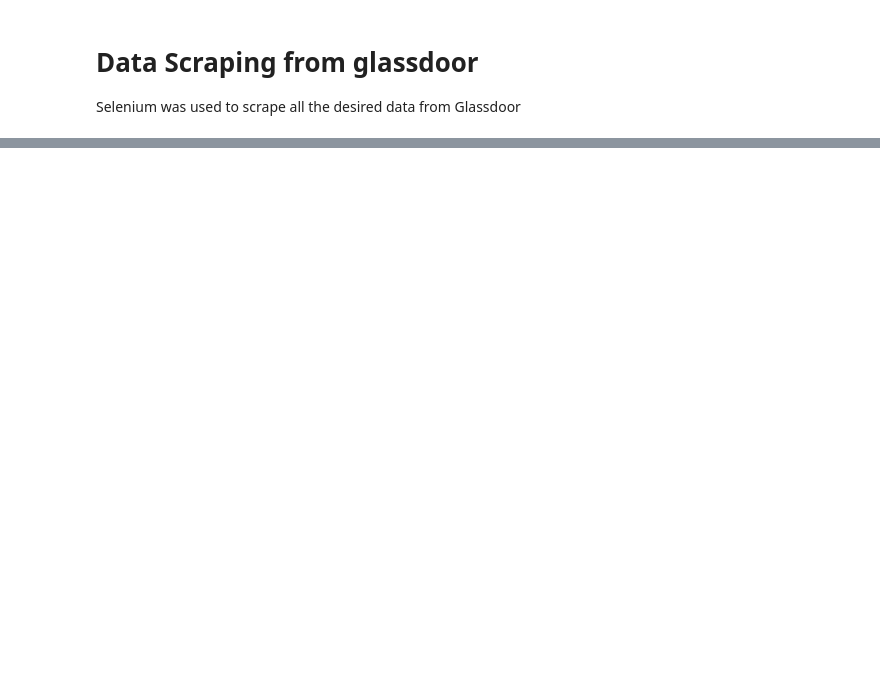
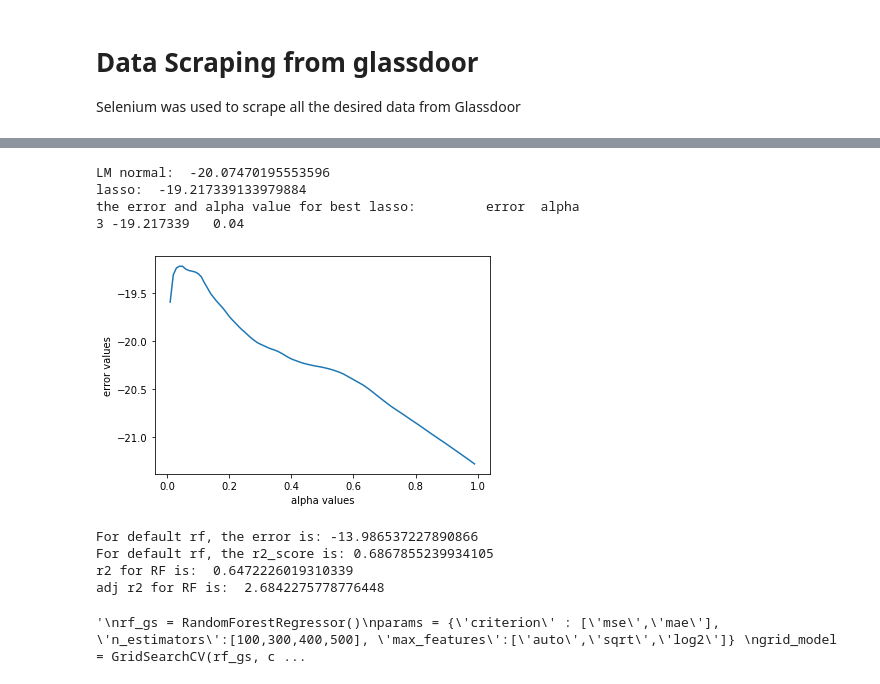
Before and after one commit to sumitkutty/Glassdoor-Salary-Prediction, a Jupyter notebook: From_scratch.ipynb, the cells around one changed output, grey strips where cells are left out. Drawn from its saved outputs; the diff is of its cells as text; code cells hidden in the pictures; blank space fills up the shorter version.

```diff
--- a/From_scratch.ipynb
+++ b/From_scratch.ipynb
@@ -37,0 +247,5 @@ dataset
+# %%
+#construct pivot tables for all the columns in the above data_pivots against 'avg_salary'
+for i in data_pivots.columns:
+    print(i)
+    print(pd.pivot_table(data_pivots, index=i, values = 'avg_salary').sort_values('avg_salary', ascending=False))
@@ -37,0 +256,3 @@ dataset
+# %%
+#selecting relevant columns:
+data_model = data[['Rating','Size','Type of ownership', 'Industry', 'Sector', 'Revenue','hourly', 'employerprovided','state','same_location','company_age','python', 'sql', 'tableau', 'excel', 'sas', 'hadoop', 'job_title_simple', 'seniority', 'job_desc_len', 'competitors_num','avg_salary',]]
@@ -37,0 +280,4 @@ dataset
+# %%
+#creating dummies for categorical variables
+data_dummies = pd.get_dummies(data_model)
+data_dummies[['Rating','avg_salary']].head(20)
@@ -37,0 +302,68 @@ dataset
+# %%
+#splitting dependant and dependant variables and then creating train and test set
+x = data_dummies.drop('avg_salary', axis=1)
+y = data_dummies['avg_salary'].values.reshape(-1,1)
+xtrain,xtest,ytrain,ytest = train_test_split(x,y, test_size=0.2, random_state=0)
+# %%
+#model1: Multi linear regression
+#using statsmodels:
+x_sm = sm.add_constant(x)
+model1 = sm.OLS(y,x_sm)
+model1.fit().summary()
+
+#using sklearn
+lm = LinearRegression()
+lm.fit(xtrain,ytrain)
+print("LM normal: ",np.mean(cross_val_score(lm, xtrain,ytrain, scoring= 'neg_mean_absolute_error', cv=3)))
+
+
+#using lasso regression
+lasso = Lasso(alpha =0.04) #alpha=1 is default
+lasso.fit(xtrain,ytrain)
+print("lasso: ",np.mean(cross_val_score(lasso, xtrain,ytrain, scoring= 'neg_mean_absolute_error', cv=3)))
+#let's try different alpha values by using a for loop
+
+alpha=[]
+error = []
+for i in np.arange(0.01,1,0.01):
+    alpha.append(i)
+    lm_lasso = Lasso(alpha=i)
+    error.append(np.mean(cross_val_score(lm_lasso, xtrain,ytrain, scoring= 'neg_mean_absolute_error', cv=3)))
+
+
+plt.plot(alpha,error)
+plt.xlabel("alpha values")
+plt.ylabel("error values")
+
+#the peak of the graph would be the the optimum alpha value. to retrieve, put the lists in a df and find max(error)
+tup = tuple(zip(error,alpha))
+df_err = pd.DataFrame(tup, columns = ['error','alpha'])
+opt_alpha =  df_err[df_err['error']==max(df_err['error'])]
+print("the error and alpha value for best lasso: ",opt_alpha)
+# %% [output]
+LM normal:  -20.07470195553596
+lasso:  -19.217339133979884
+the error and alpha value for best lasso:         error  alpha
+3 -19.217339   0.04
+[figure, added]
+# %%
+#Random Forest
+rf = RandomForestRegressor(criterion =  'mse', max_features =  'auto', n_estimators =  300)
+print("For default rf, the error is:", np.mean(cross_val_score(rf,xtrain,ytrain,scoring = 'neg_mean_absolute_error',cv = 3)))
+print("For default rf, the r2_score is:", np.mean(cross_val_score(rf,xtrain,ytrain,cv = 3)))
+rf.fit(xtrain,ytrain)
+# %% [output]
+For default rf, the error is: -13.986537227890866
+For default rf, the r2_score is: 0.6867855239934105
+r2 for RF is:  0.6472226019310339
+adj r2 for RF is:  2.6842275778776448
+# %%
+#Hyperparameter Tuning using GridSearch
+rf_gs = RandomForestRegressor()
+params = {'criterion' : ['mse','mae'], 'n_estimators':[100,300,400,500], 'max_features':['auto','sqrt','log2']}
+grid_model = GridSearchCV(rf_gs, cv=3, param_grid = params, scoring = 'neg_mean_absolute_error')
+grid_model.fit(xtrain,ytrain)
+print("error after grid search: ", grid_model.best_score_)
+print("The parameters given by the grid searchh is:", grid_model.best_params_)
+# %% [output]
+'\nrf_gs = RandomForestRegressor()\nparams = {\'criterion\' : [\'mse\',\'mae\'], \'n_estimators\':[100,300,400,500], \'max_features\':[\'auto\',\'sqrt\',\'log2\']} \ngrid_model = GridSearchCV(rf_gs, c ...
```
Also changed, not shown: parts of 24 cells of this notebook, 37 other files.
